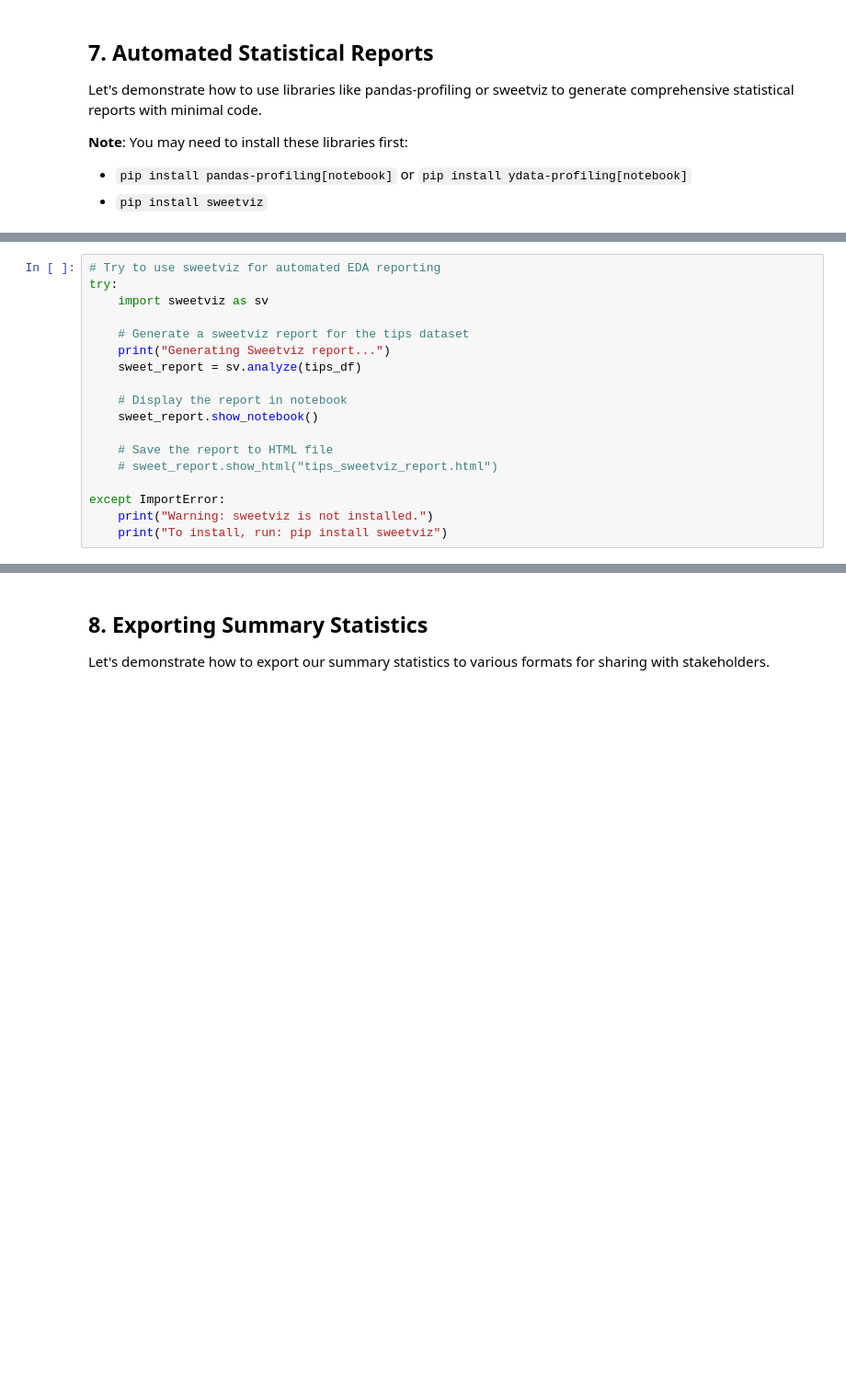
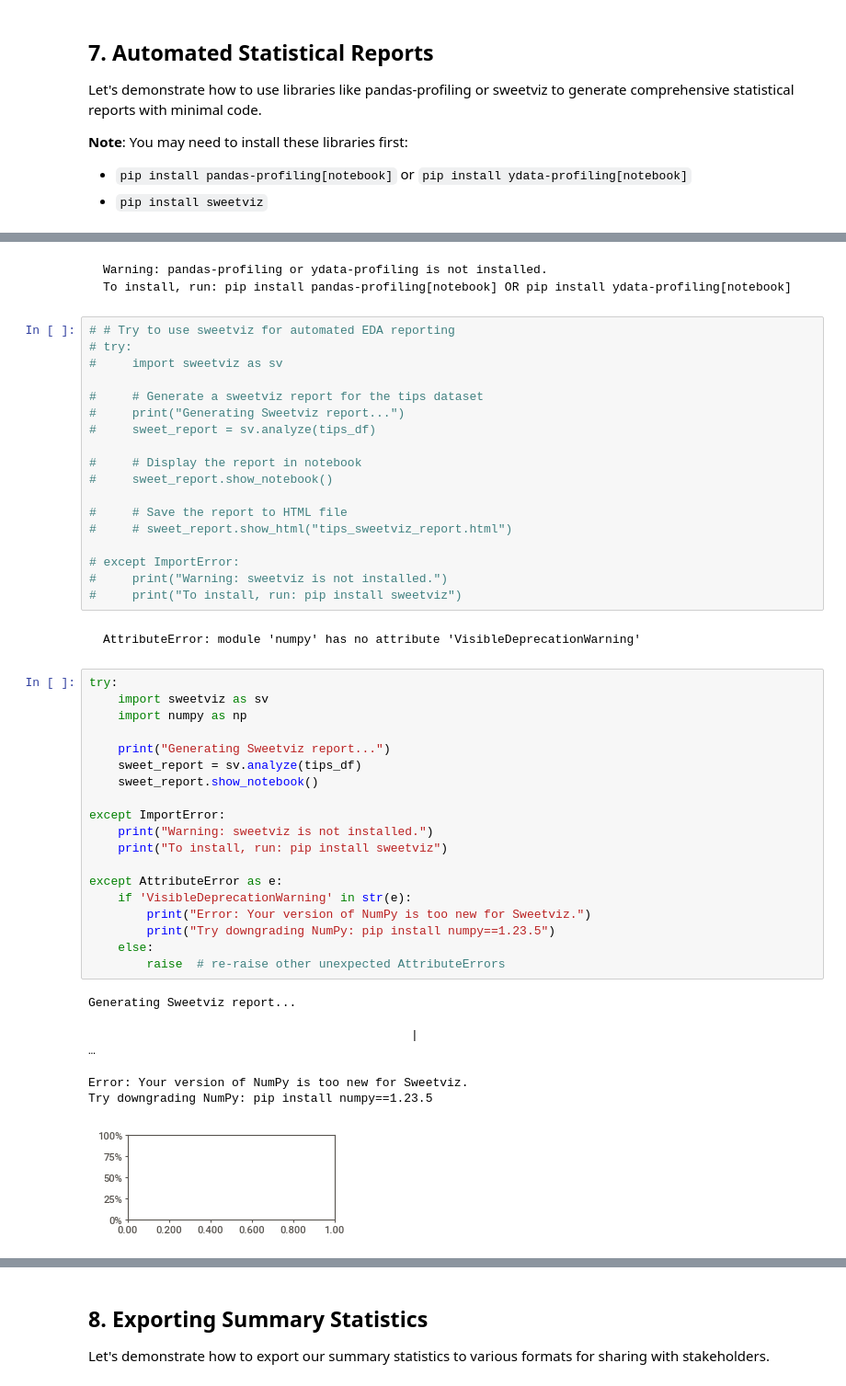
Before and after one commit to pavelklos/ai-ml, a Jupyter notebook: 1-DS/01-01-19.ipynb, the cells around one changed output, grey strips where cells are left out. Shown at 92% size. Drawn from its saved outputs; the diff is of its cells as text; blank space fills up the shorter version.

````diff
--- a/1-DS/01-01-19.ipynb
+++ b/1-DS/01-01-19.ipynb
@@ -519,18 +931,52 @@ except ImportError:
+# %% [markdown]
+```
+Warning: pandas-profiling or ydata-profiling is not installed.
+To install, run: pip install pandas-profiling[notebook] OR pip install ydata-profiling[notebook]
+```
 # %%
-# Try to use sweetviz for automated EDA reporting
-try:
-    import sweetviz as sv
+# # Try to use sweetviz for automated EDA reporting
+# try:
+#     import sweetviz as sv
 
-    # Generate a sweetviz report for the tips dataset
-    print("Generating Sweetviz report...")
-    sweet_report = sv.analyze(tips_df)
+#     # Generate a sweetviz report for the tips dataset
+#     print("Generating Sweetviz report...")
+#     sweet_report = sv.analyze(tips_df)
 
-    # Display the report in notebook
-    sweet_report.show_notebook()
+#     # Display the report in notebook
+#     sweet_report.show_notebook()
 
-    # Save the report to HTML file
-    # sweet_report.show_html("tips_sweetviz_report.html")
+#     # Save the report to HTML file
+#     # sweet_report.show_html("tips_sweetviz_report.html")
 
-except ImportError:
-    print("Warning: sweetviz is not installed.")
-    print("To install, run: pip install sweetviz")
+# except ImportError:
+#     print("Warning: sweetviz is not installed.")
+#     print("To install, run: pip install sweetviz")
+# %% [markdown]
+```
+AttributeError: module 'numpy' has no attribute 'VisibleDeprecationWarning'
+```
+# %%
+try:
+    import sweetviz as sv
+    import numpy as np
+
+    print("Generating Sweetviz report...")
+    sweet_report = sv.analyze(tips_df)
+    sweet_report.show_notebook()
+
+except ImportError:
+    print("Warning: sweetviz is not installed.")
+    print("To install, run: pip install sweetviz")
+
+except AttributeError as e:
+    if 'VisibleDeprecationWarning' in str(e):
+        print("Error: Your version of NumPy is too new for Sweetviz.")
+        print("Try downgrading NumPy: pip install numpy==1.23.5")
+    else:
+        raise  # re-raise other unexpected AttributeErrors
+# %% [output]
+Generating Sweetviz report...
+                                             |                                                                …
+Error: Your version of NumPy is too new for Sweetviz.
+Try downgrading NumPy: pip install numpy==1.23.5
+[figure, added]
````
Also changed, not shown: parts of 23 cells of this notebook.
